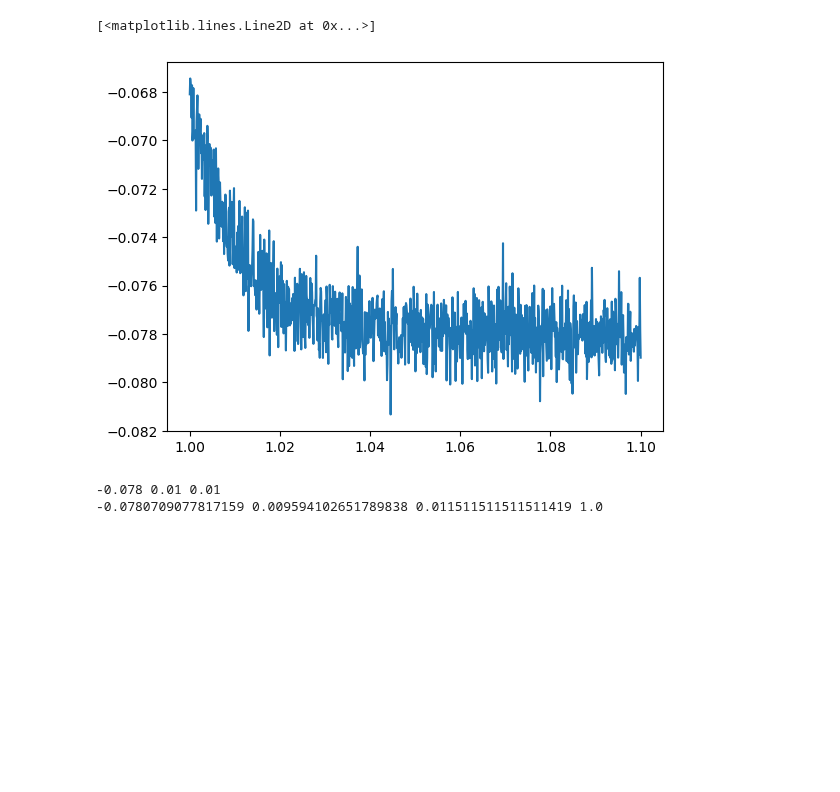
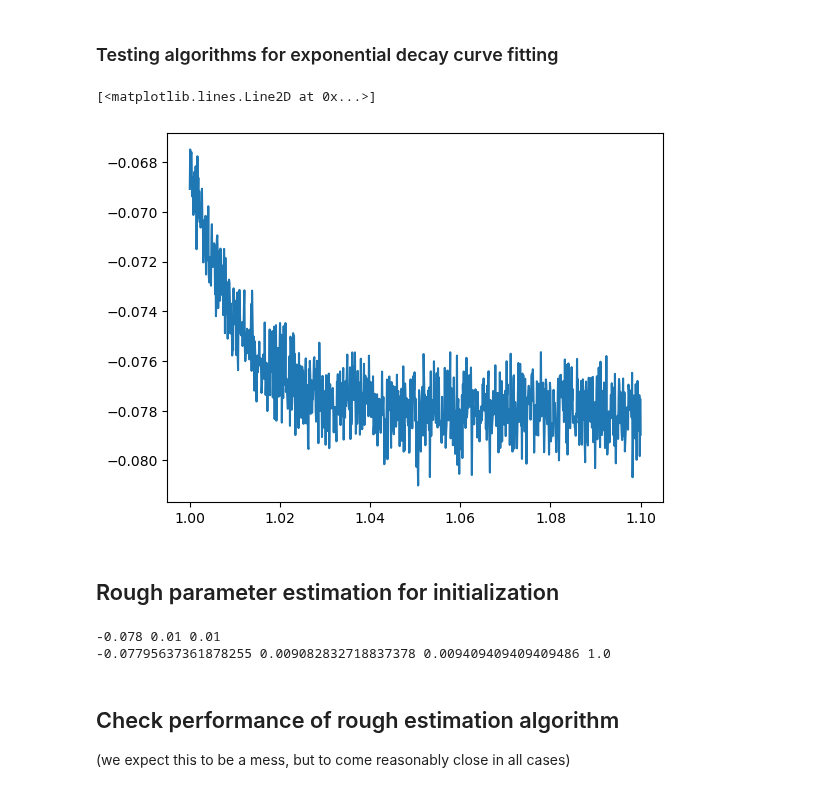
Before and after one commit to AllenInstitute/neuroanalysis, a Jupyter notebook: examples/exp_fitting.ipynb, the cells around one changed output. Drawn from its saved outputs; the diff is of its cells as text; code cells hidden in the pictures; blank space fills up the shorter version.

```diff
--- a/examples/exp_fitting.ipynb
+++ b/examples/exp_fitting.ipynb
@@ -1,3 +1,5 @@
+# %% [markdown]
+### Testing algorithms for exponential decay curve fitting
 # %%
 import numpy as np
 import scipy.optimize
@@ -32,33 +34,38 @@ def estimate_tau_Šimurda(data: TSeries, tau_guess: float = None):
     tau = np.median(-Δt / np.log((1 - Ks) / Ks))
     return tau
 # %%
+# a function for generating a noisy exponential decay
+
 t = np.linspace(0, 0.1, 1000)
 yoffset = -0.078
 yscale = 0.01
 tau = 0.01
 noise = 0.001
 
 def mk_data(params, noise):
+    params = [params[x] for x in ('yoffset', 'yscale', 'tau')]
     y = exp_decay(t, *params) + np.random.normal(0, noise, len(t))
     return TSeries(y, time_values=t)
 
-params = (yoffset, yscale, tau)
+params = {'yoffset': yoffset, 'yscale': yscale, 'tau': tau}
 data = mk_data(params, noise)
 data.t0 = 1
 plt.plot(data.time_values, data.data)
 # %% [output]
 [<matplotlib.lines.Line2D at 0x...>]
-[figure, old version]
+[figure, new version]
+# %% [markdown]
+## Rough parameter estimation for initialization
 # %%
 def estimate_exp_params(data):
     # wrap param estimation to look like other fitters used here
     params = exp_fitting.estimate_exp_params(data)
-    params['tau'] = estimate_tau_Šimurda(data, params['tau'])
+    # params['tau'] = estimate_tau_Šimurda(data, params['tau'])
     return {'fit': params}
 est_params = estimate_exp_params(data)['fit']
 print(yoffset, yscale, tau)
 print(*est_params)
 # %% [output]
 -0.078 0.01 0.01
--0.0780709077817159 0.009594102651789838 0.011511511511511419 1.0
+-0.07795637361878255 0.009082832718837378 0.009409409409409486 1.0
 # %%
@@ -107,3 +106,6 @@ def check_accuracy(method):
+# %% [markdown]
+## Check performance of rough estimation algorithm
+(we expect this to be a mess, but to come reasonably close in all cases)
 # %%
 check_accuracy(estimate_exp_params);
 # %% [output]
```
Also changed, not shown: parts of 11 cells of this notebook, 1 other file.
